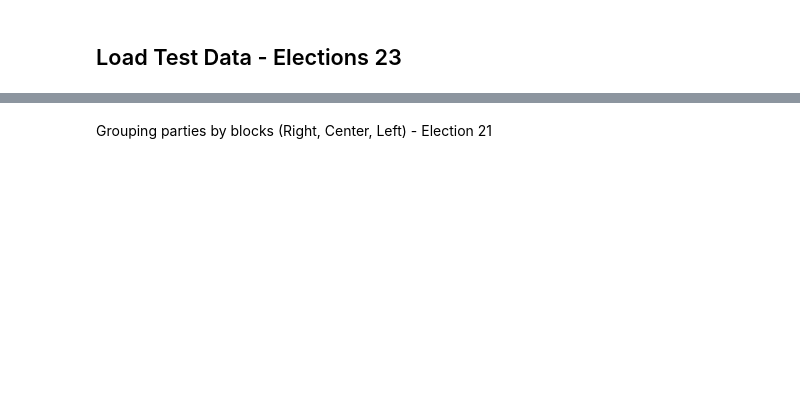
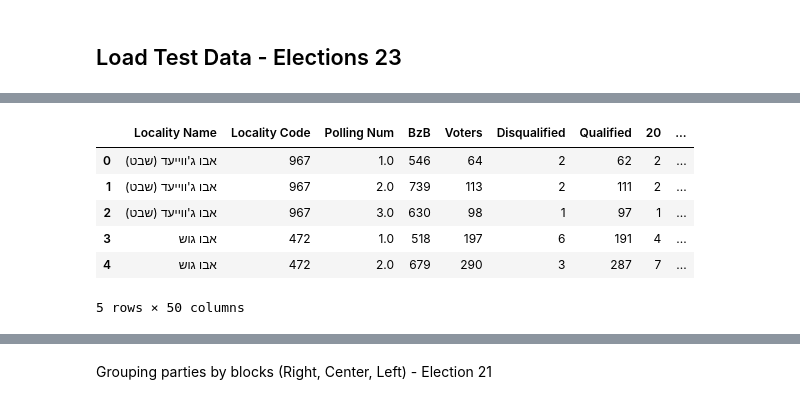
Before and after one commit to zbeedatm/machine_learning, a Jupyter notebook: HW2.ipynb, the cells around one changed output, grey strips where cells are left out. Drawn from its saved outputs; the diff is of its cells as text; code cells hidden in the pictures; blank space fills up the shorter version.

```diff
--- a/HW2.ipynb
+++ b/HW2.ipynb
@@ -170,0 +164,10 @@ Test data with localities and polling stations
+# %%
+df_b_21_encoded.head()
+# %% [output]
+|  | Locality Name | Locality Code | Polling Num | BzB | Voters | Disqualified | Qualified | 20 | ... |
+| 0 | אבו ג'ווייעד (שבט) | 967 | 1.0 | 546 | 64 | 2 | 62 | 2 | ... |
+| 1 | אבו ג'ווייעד (שבט) | 967 | 2.0 | 739 | 113 | 2 | 111 | 2 | ... |
+| 2 | אבו ג'ווייעד (שבט) | 967 | 3.0 | 630 | 98 | 1 | 97 | 1 | ... |
+| 3 | אבו גוש | 472 | 1.0 | 518 | 197 | 6 | 191 | 4 | ... |
+| 4 | אבו גוש | 472 | 2.0 | 679 | 290 | 3 | 287 | 7 | ... |
+5 rows × 50 columns
```
Also changed, not shown: parts of 45 cells of this notebook, 1 other file.
